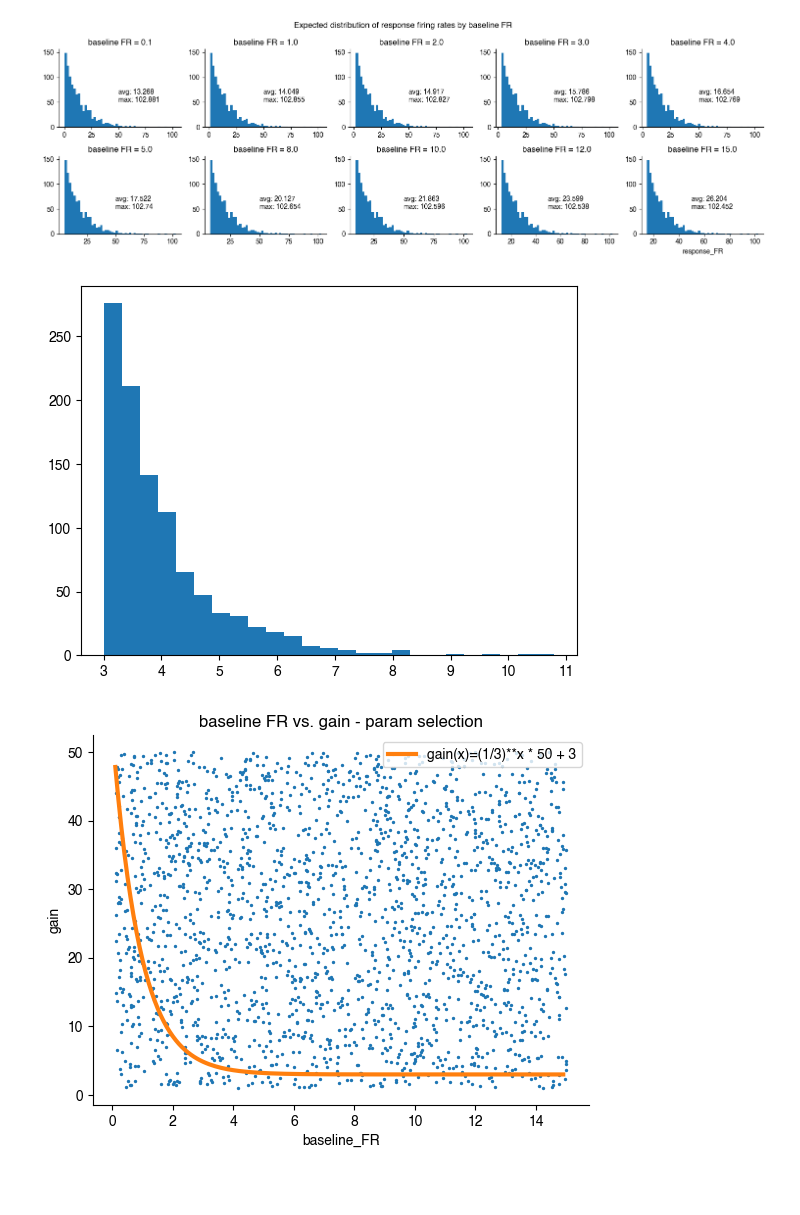
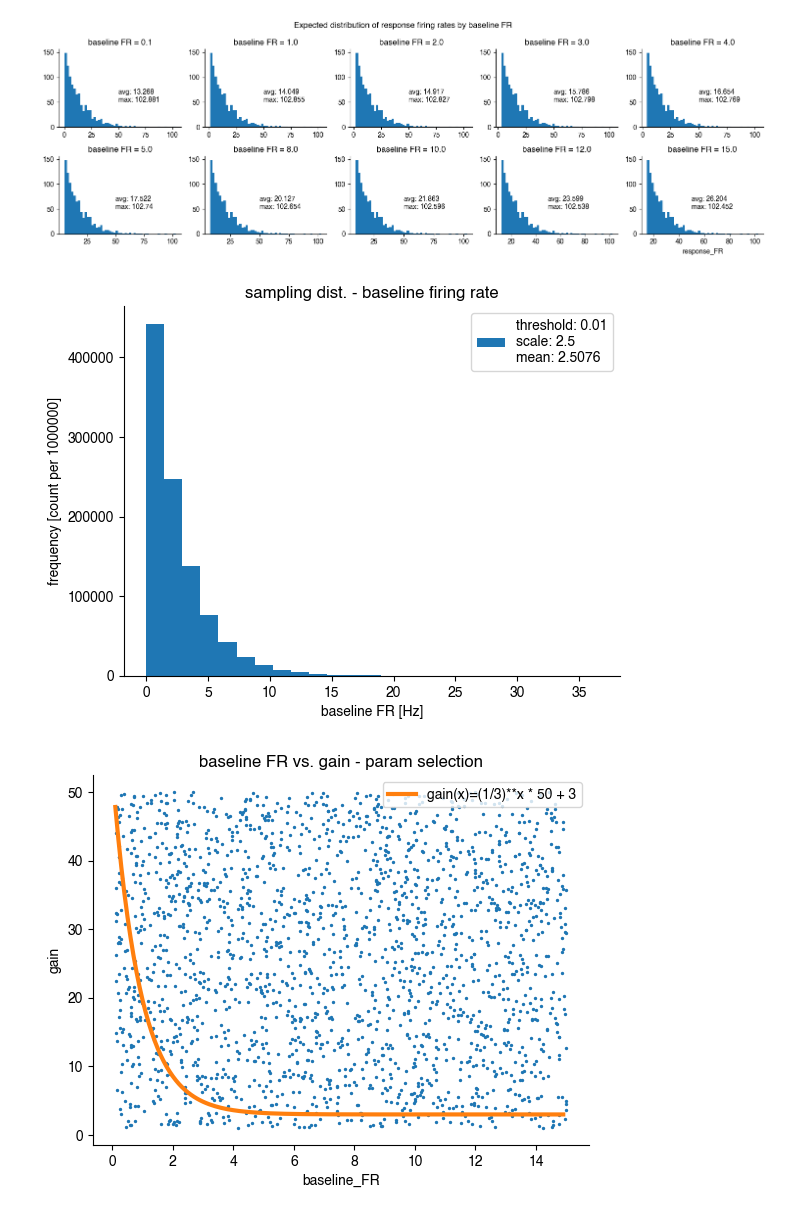
Before and after one commit to a-darcher/response_generator, a Jupyter notebook: dev_nbs/params.ipynb, the cells around one changed output. Saved outputs shown, nothing was run; the diff lists cells and outputs as text; code cells hidden in the pictures; blank space fills up the shorter version.

```diff
--- a/dev_nbs/params.ipynb
+++ b/dev_nbs/params.ipynb
@@ -53,16 +53,22 @@ plt.show()
 [figure]
 # %%
 rng = np.random.default_rng()
-u = rng.uniform(size=1000)
+size=1*10**6
+u = rng.uniform(size=size)
 
-scale = 1
-threshold =3
+scale = 2.5
+threshold = 0.01
 f =threshold - scale * np.log(u)
 
-plt.hist(f, bins=25)
+plt.hist(f, bins=25, label=f"threshold: {threshold}\nscale: {scale}\nmean: {round(np.mean(f),4)}")
+plt.title("sampling dist. - baseline firing rate")
+plt.xlabel("baseline FR [Hz]")
+plt.ylabel(f"frequency [count per {size}]")
+plt.legend()
+sns.despine()
 plt.show()
 # %% [output]
-[figure, old version]
+[figure, new version]
 # %%
 beta_a_range = [1, 1.5]
 
```
Also changed, not shown: parts of 5 cells of this notebook, 34 other files.
